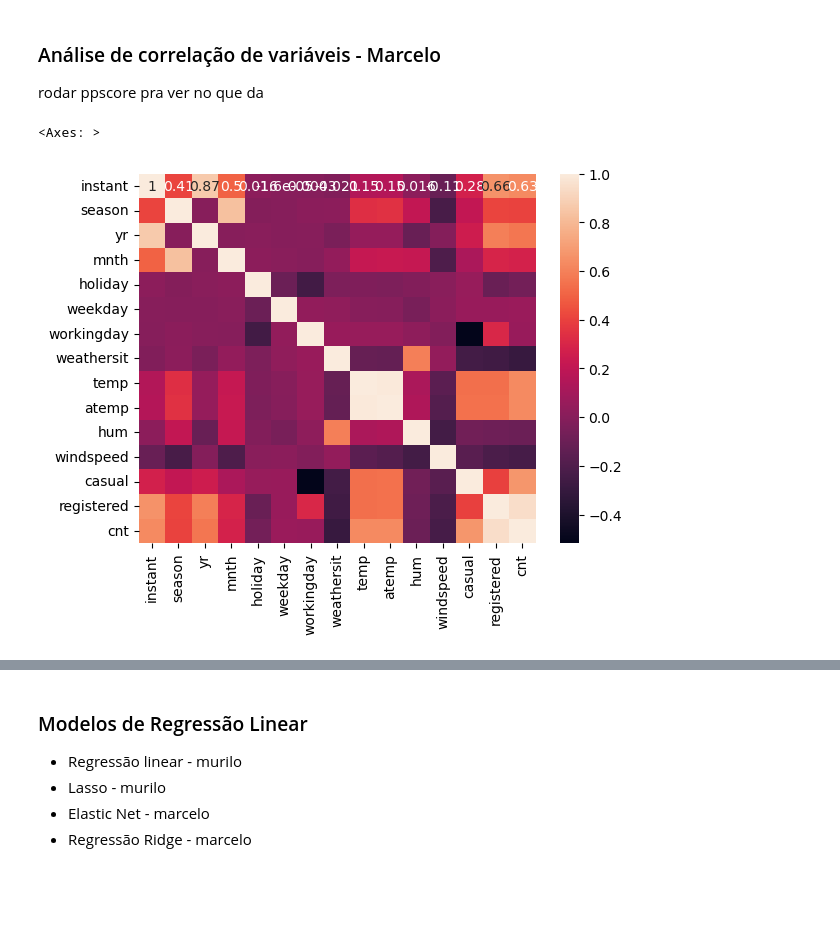
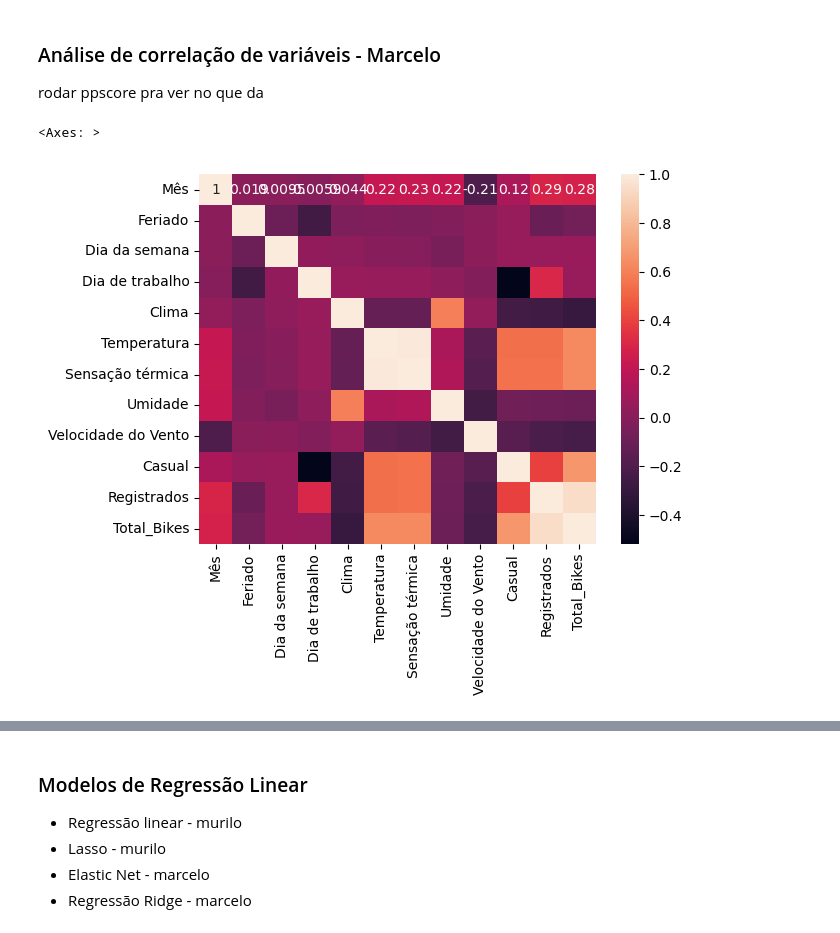
Before and after one commit to MarceloBindi30/A3_AnaliseDeDados, a Jupyter notebook: A3_Main.ipynb, the cells around one changed output, grey strips where cells are left out. Drawn from its saved outputs; the diff is of its cells as text; code cells hidden in the pictures; blank space fills up the shorter version.

```diff
--- a/A3_Main.ipynb
+++ b/A3_Main.ipynb
@@ -189,7 +189,7 @@ Top 4: Inverno com 471348 aluguéis
 
 rodar ppscore pra ver no que da
 # %%
-sns.heatmap(df.corr(), annot = True)
+sns.heatmap(df_traduzido.corr(), annot = True)
 # %% [output]
 <Axes: >
-[figure, old version]
+[figure, new version]
```
Also changed, not shown: parts of 11 cells of this notebook.
